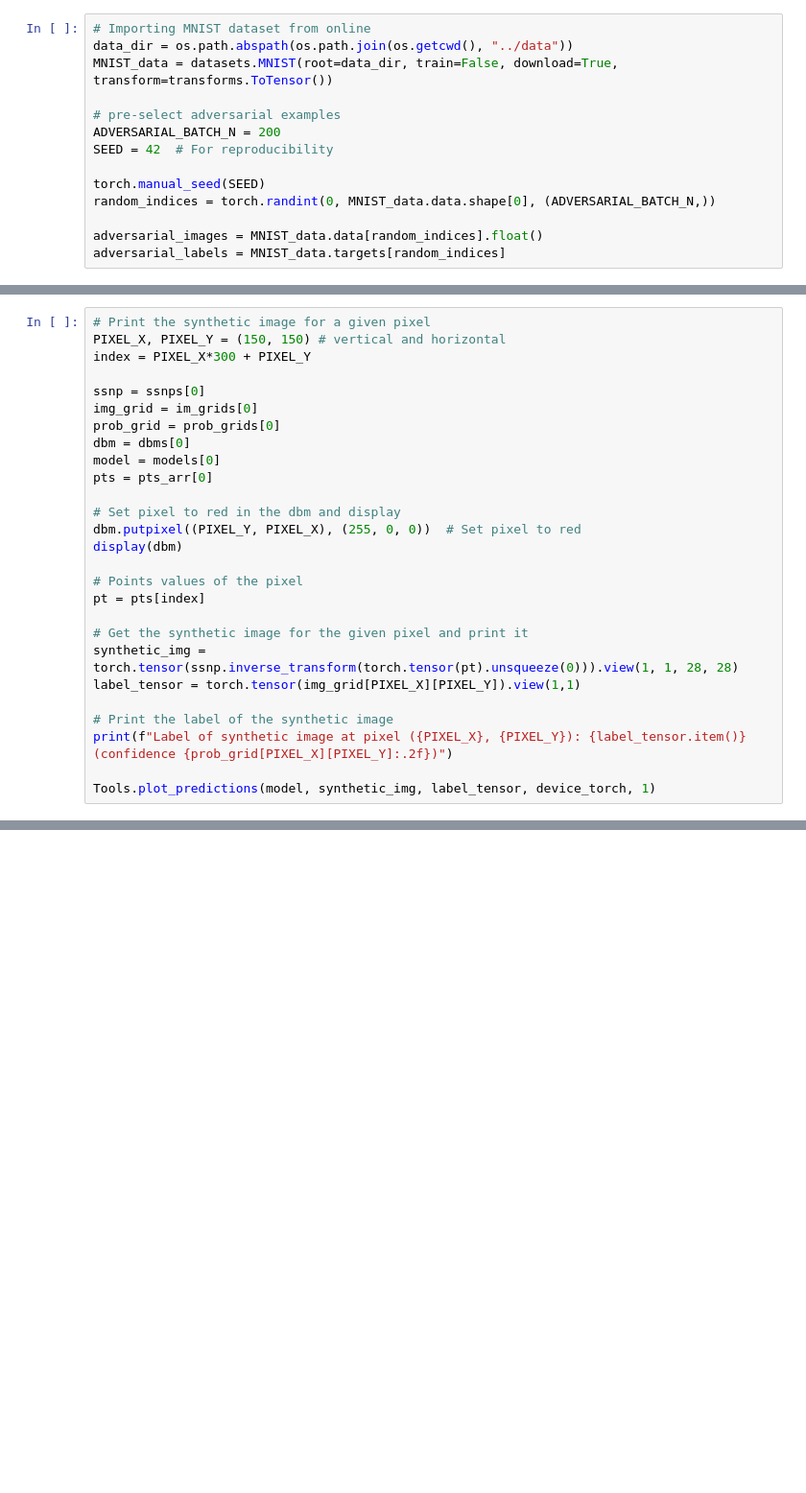
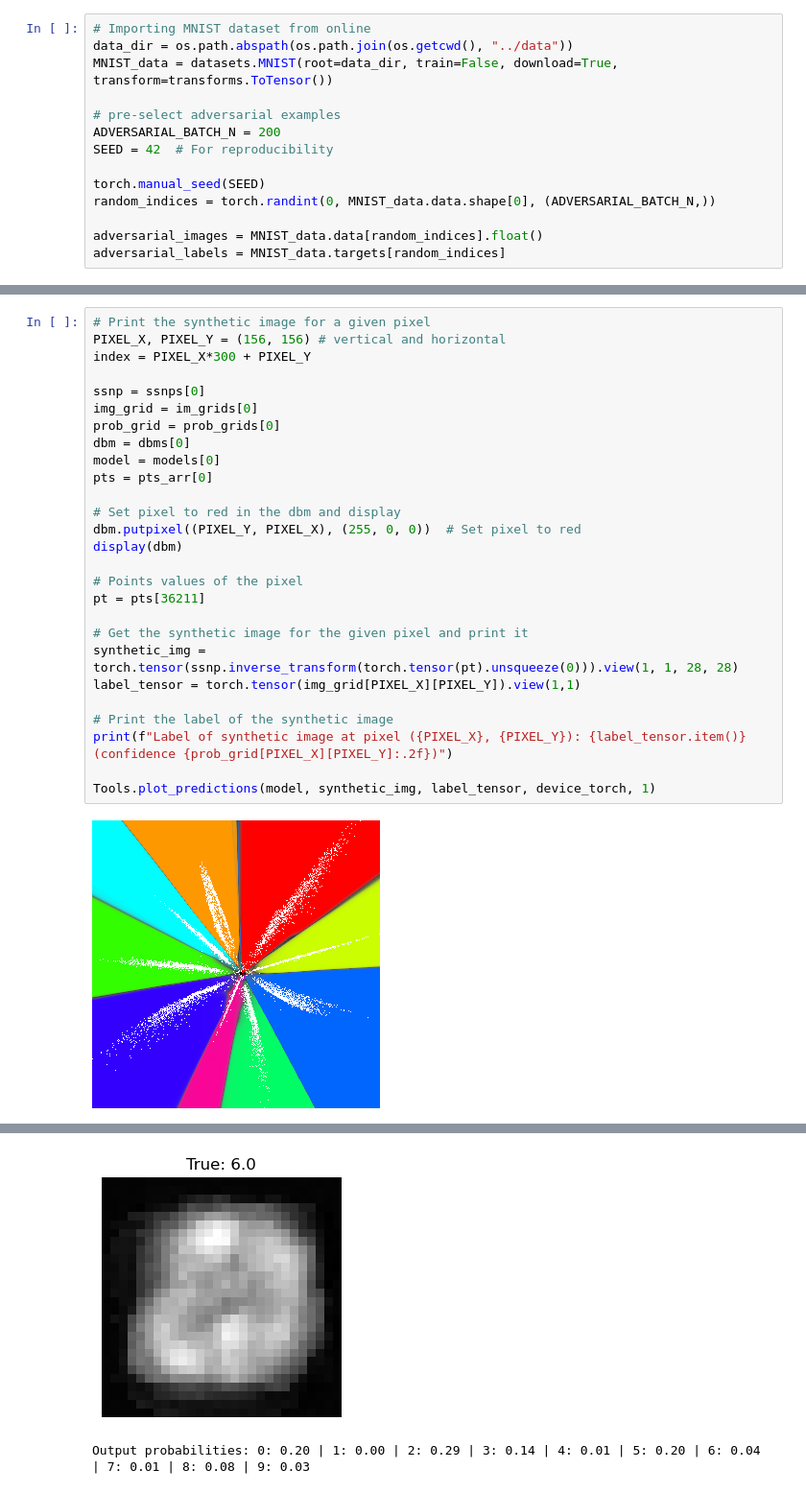
Before and after one commit to cmlavo/OPTML, a Jupyter notebook: project_code/Visualization.ipynb, the cells around one changed output, grey strips where cells are left out. Shown at 96% size. Drawn from its saved outputs; the diff is of its cells as text; blank space fills up the shorter version.

```diff
--- a/project_code/Visualization.ipynb
+++ b/project_code/Visualization.ipynb
@@ -127,27 +170,29 @@ if SAVE_SSNP_HF:
 # %%
 # Print the synthetic image for a given pixel
-PIXEL_X, PIXEL_Y = (150, 150) # vertical and horizontal
+PIXEL_X, PIXEL_Y = (156, 156) # vertical and horizontal
 index = PIXEL_X*300 + PIXEL_Y
 
 ssnp = ssnps[0]
 img_grid = im_grids[0]
 prob_grid = prob_grids[0]
 dbm = dbms[0]
 model = models[0]
 pts = pts_arr[0]
 
 # Set pixel to red in the dbm and display
 dbm.putpixel((PIXEL_Y, PIXEL_X), (255, 0, 0))  # Set pixel to red
 display(dbm)
 
 # Points values of the pixel
-pt = pts[index]
+pt = pts[36211]
 
 # Get the synthetic image for the given pixel and print it
 synthetic_img = torch.tensor(ssnp.inverse_transform(torch.tensor(pt).unsqueeze(0))).view(1, 1, 28, 28)
 label_tensor = torch.tensor(img_grid[PIXEL_X][PIXEL_Y]).view(1,1)
 
 # Print the label of the synthetic image
 print(f"Label of synthetic image at pixel ({PIXEL_X}, {PIXEL_Y}): {label_tensor.item()} (confidence {prob_grid[PIXEL_X][PIXEL_Y]:.2f})")
 
 Tools.plot_predictions(model, synthetic_img, label_tensor, device_torch, 1)
+# %% [output]
+[figure, added]
@@ -153,0 +201,2 @@ Tools.plot_predictions(model, synthetic_img, label_tensor, device_torch, 1)
+[figure, added]
+Output probabilities: 0: 0.20 | 1: 0.00 | 2: 0.29 | 3: 0.14 | 4: 0.01 | 5: 0.20 | 6: 0.04 | 7: 0.01 | 8: 0.08 | 9: 0.03
```
Also changed, not shown: parts of 6 cells of this notebook, 1 other file.
